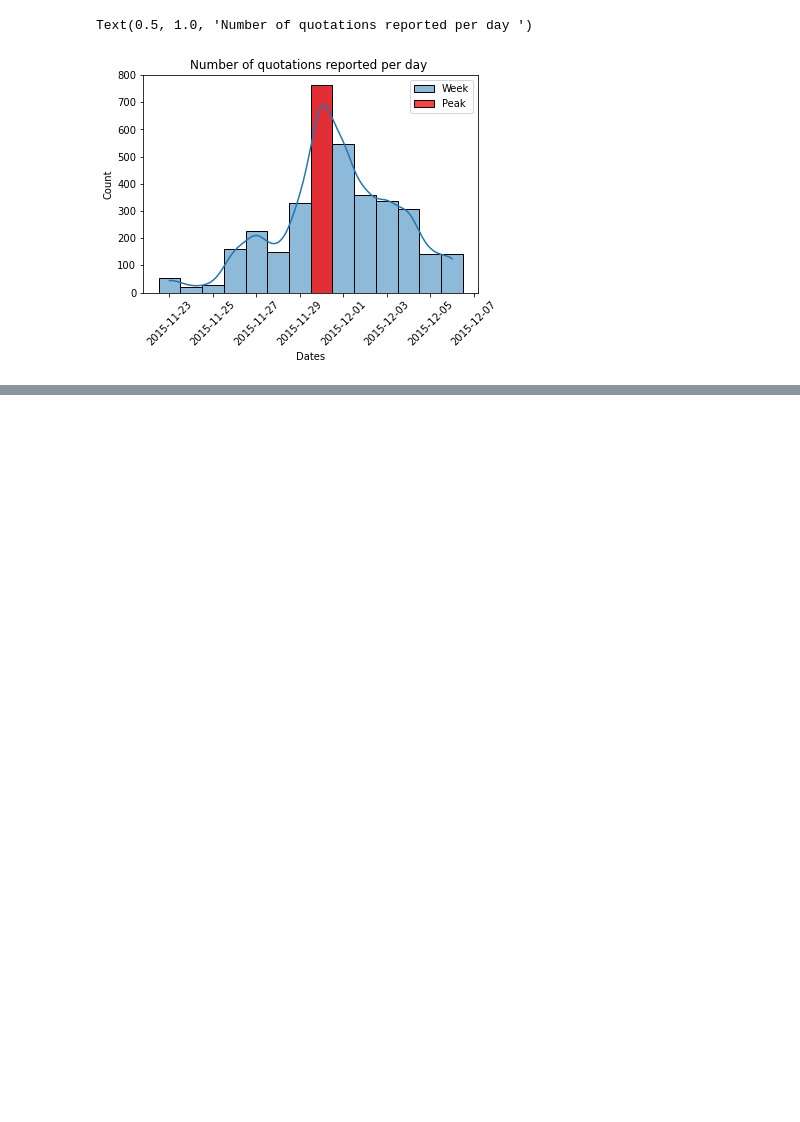
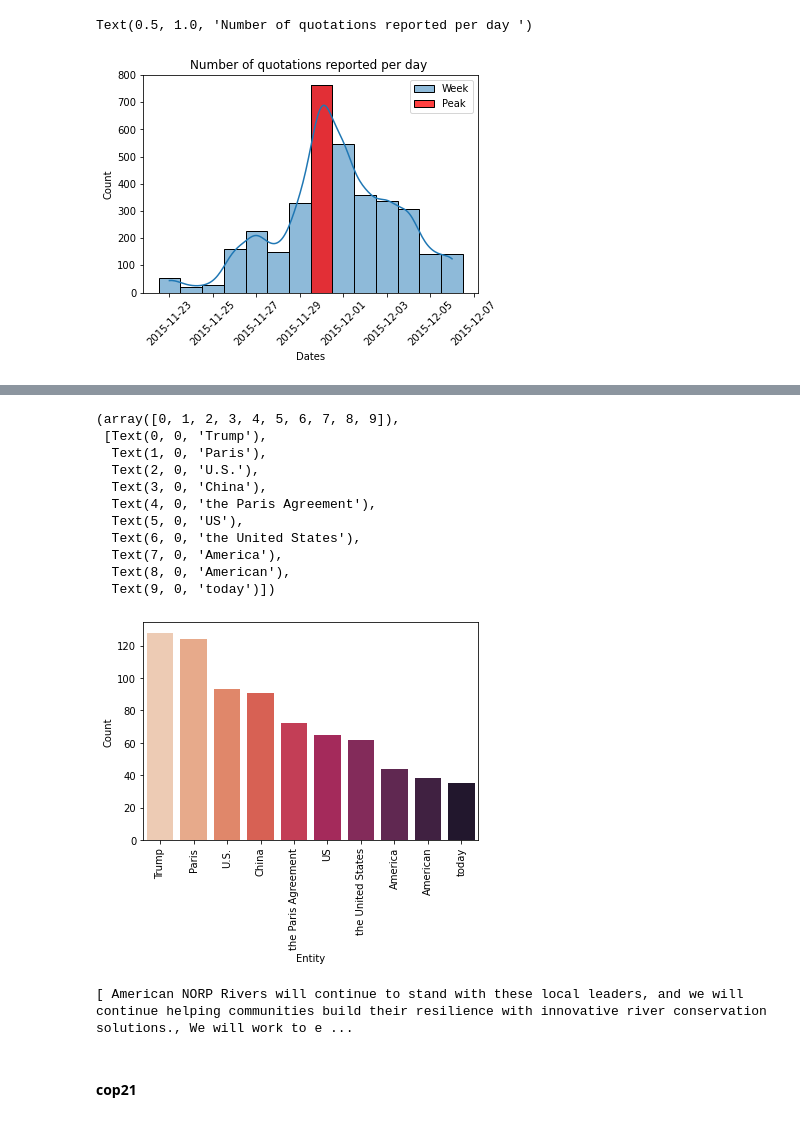
Before and after one commit to epfl-ada/ada-2021-project-flagada, a Jupyter notebook: Stats_volume.ipynb, the cells around one changed output, grey strips where cells are left out. Drawn from its saved outputs; the diff is of its cells as text; code cells hidden in the pictures; blank space fills up the shorter version.

```diff
--- a/Stats_volume.ipynb
+++ b/Stats_volume.ipynb
@@ -19,3 +19,13 @@ from urllib.request import urlopen
 import pygeoip
 
 import matplotlib.ticker as mtick
+
+import spacy
+from spacy import displacy
+from collections import Counter
+import en_core_web_sm
+nlp = en_core_web_sm.load()
+
+from bs4 import BeautifulSoup
+import requests
+import re
@@ -220,7 +243,9 @@ Text(0, 0.5, 'Proportion')
 #### Month
 # %%
 quotes_Trump_Paris_Agreement = quotes_all_years[quotes_all_years['date'].astype(str) == '2017-06-02']
+quotes_Trump_Paris_Agreement.reset_index(drop = True, inplace = True)
 quotes_month_Trump_Paris_Agreement = quotes_2017[pd.to_datetime(quotes_2017.date).dt.month == 6]
+quotes_month_Trump_Paris_Agreement.reset_index(drop = True, inplace = True)
 # %%
 sns.histplot(quotes_month_Trump_Paris_Agreement['date'],label = "Month of June", bins =len(quotes_month_Trump_Paris_Agreement), kde = True)
 sns.histplot(quotes_Trump_Paris_Agreement['date'], color = 'red',label = "Peak")
@@ -300,0 +364,9 @@ Text(0.5, 1.0, 'Number of quotations reported per day ')
+# %%
+quote_trump = " ".join([quote for quote in quotes_Trump_Paris_Agreement.quotation])
+# %%
+article = nlp(quote_trump)
+items = [x.text for x in article.ents]
+sentences = [x for x in article.sents]
+count_trump = Counter(items).most_common(10)
+count_trump = pd.DataFrame(count_trump, columns = ["Entity", "Count"])
+count_trump
@@ -300,0 +385,22 @@ Text(0.5, 1.0, 'Number of quotations reported per day ')
+# %%
+sns.barplot(x = count_trump.Entity, y = count_trump.Count, palette="rocket_r")
+plt.xticks(rotation= 90, )
+# %% [output]
+(array([0, 1, 2, 3, 4, 5, 6, 7, 8, 9]),
+ [Text(0, 0, 'Trump'),
+  Text(1, 0, 'Paris'),
+  Text(2, 0, 'U.S.'),
+  Text(3, 0, 'China'),
+  Text(4, 0, 'the Paris Agreement'),
+  Text(5, 0, 'US'),
+  Text(6, 0, 'the United States'),
+  Text(7, 0, 'America'),
+  Text(8, 0, 'American'),
+  Text(9, 0, 'today')])
+[figure, added]
+# %%
+displacy.render(nlp(str(sentences[:20])), jupyter=True, style='ent')
+# %% [output]
+[ American NORP Rivers will continue to stand with these local leaders, and we will continue helping communities build their resilience with innovative river conservation solutions., We will work to e ...
+# %% [markdown]
+#### cop21
```
Also changed, not shown: parts of 12 cells of this notebook.
